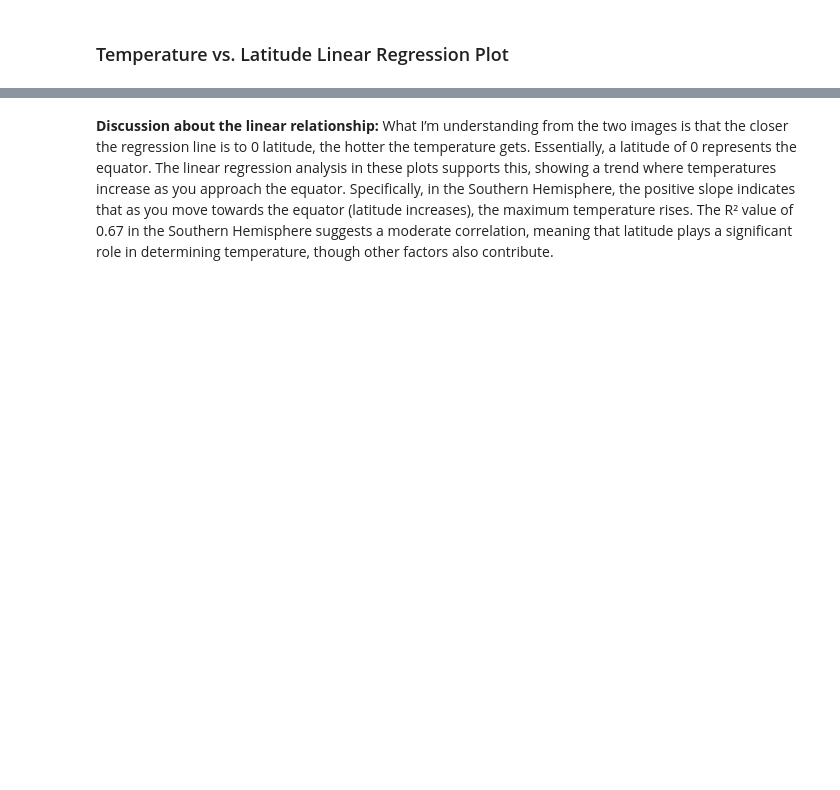
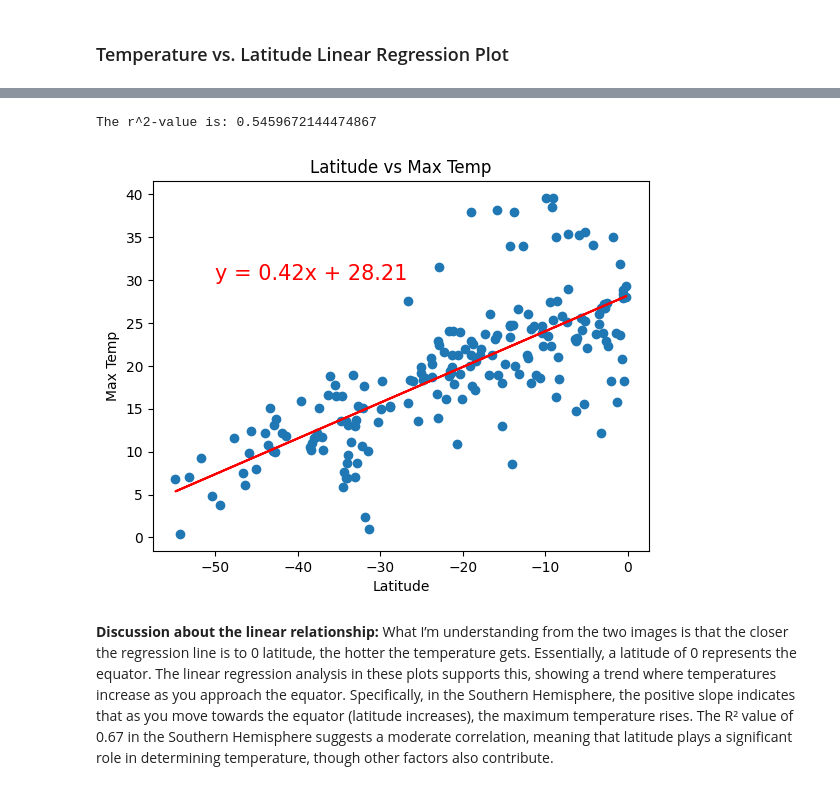
Before and after one commit to jananaum7/python-api-challenge, a Jupyter notebook: WeatherPy/WeatherPy.ipynb, the cells around one changed output, grey strips where cells are left out. Cells and saved outputs as stored; diff of their text form; code cells hidden in the pictures; blank space fills up the shorter version.

```diff
--- a/WeatherPy/WeatherPy.ipynb
+++ b/WeatherPy/WeatherPy.ipynb
@@ -424,3 +395,13 @@ The r^2-value is: 0.77
+# %%
+# Linear regression on Southern Hemisphere
+x = southern_hemisphere_data['Lat']
+y = southern_hemisphere_data['Max Temp']
+
+# Linear regression on Southern Hemisphere
+plot_linear_regression(x, y, "Max Temp", (-50, 30))
+# %% [output]
+The r^2-value is: 0.5459672144474867
+[figure, added]
 # %% [markdown]
 **Discussion about the linear relationship:**
 What I’m understanding from the two images is that the closer the regression line is to 0 latitude, the hotter the temperature gets. Essentially, a latitude of 0 represents the equator. The linear regression analysis in these plots supports this, showing a trend where temperatures increase as you approach the equator. Specifically, in the Southern Hemisphere, the positive slope indicates that as you move towards the equator (latitude increases), the maximum temperature rises. The R² value of 0.67 in the Southern Hemisphere suggests a moderate correlation, meaning that latitude plays a significant role in determining temperature, though other factors also contribute.
```
Also changed, not shown: parts of 29 cells of this notebook, 1 other file.
